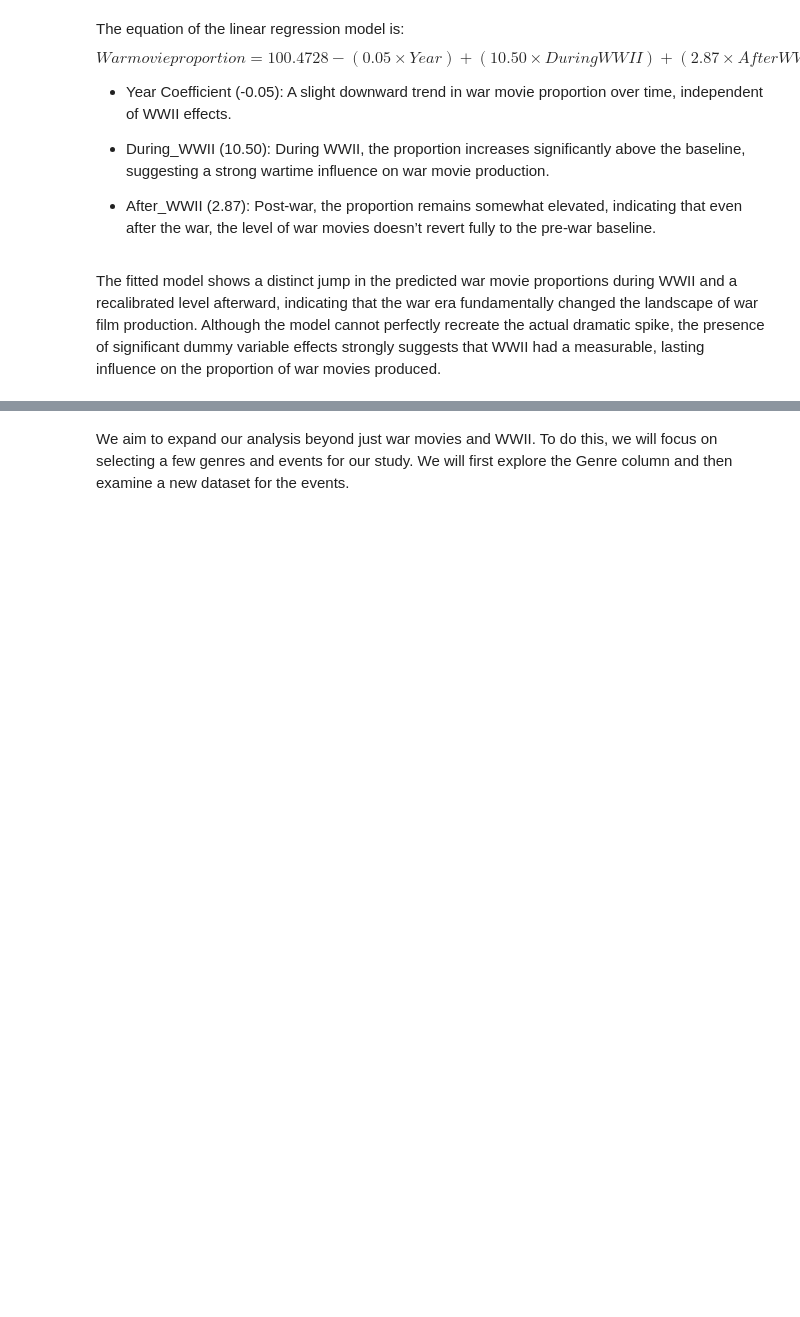
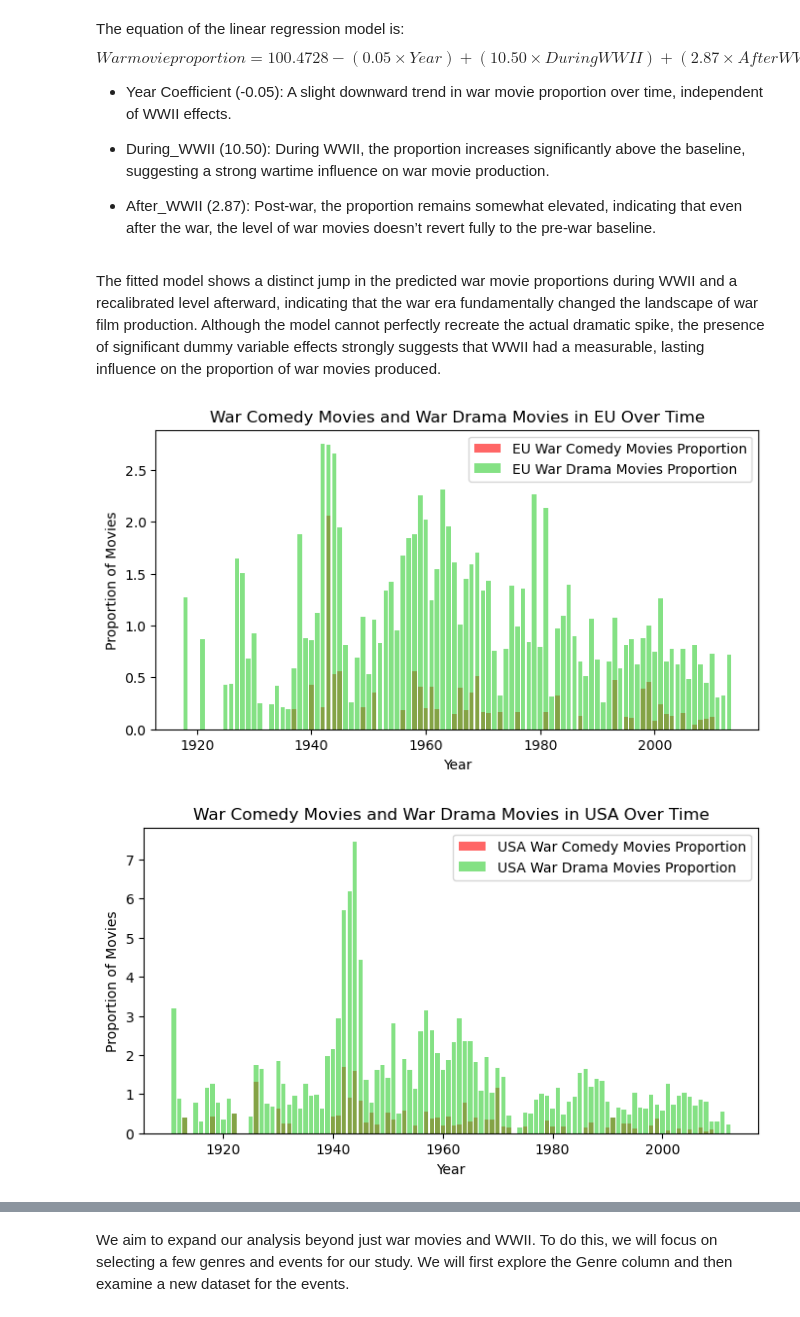
Before and after one commit to epfl-ada/ada-2024-project-nostringsadached, a Jupyter notebook: new_results2.ipynb, the cells around one changed output, grey strips where cells are left out. Drawn from its saved outputs; the diff is of its cells as text; code cells hidden in the pictures; blank space fills up the shorter version.

```diff
--- a/new_results2.ipynb
+++ b/new_results2.ipynb
@@ -215,3 +247,15 @@ $$
 - After_WWII (2.87): Post-war, the proportion remains somewhat elevated, indicating that even after the war, the level of war movies doesn’t revert fully to the pre-war baseline.
 # %% [markdown]
 The fitted model shows a distinct jump in the predicted war movie proportions during WWII and a recalibrated level afterward, indicating that the war era fundamentally changed the landscape of war film production. Although the model cannot perfectly recreate the actual dramatic spike, the presence of significant dummy variable effects strongly suggests that WWII had a measurable, lasting influence on the proportion of war movies produced.
+# %%
+regions = {
+    'EU': ['France', 'United Kingdom', 'Poland', 'Netherlands', 'Belgium',
+           'Sweden', 'Norway', 'Austria', 'Soviet Union', 'Greece', 'Yugoslavia'],
+    'USA': ['United States of America']
+}
+
+for region, countries in regions.items():
+    analyze_war_movies(region, countries, War_movies_comedy, War_movies_drama, total_movies_per_year)
+# %% [output]
+[figure, added]
+[figure, added]
```
Also changed, not shown: parts of 27 cells of this notebook, 3 other files.
